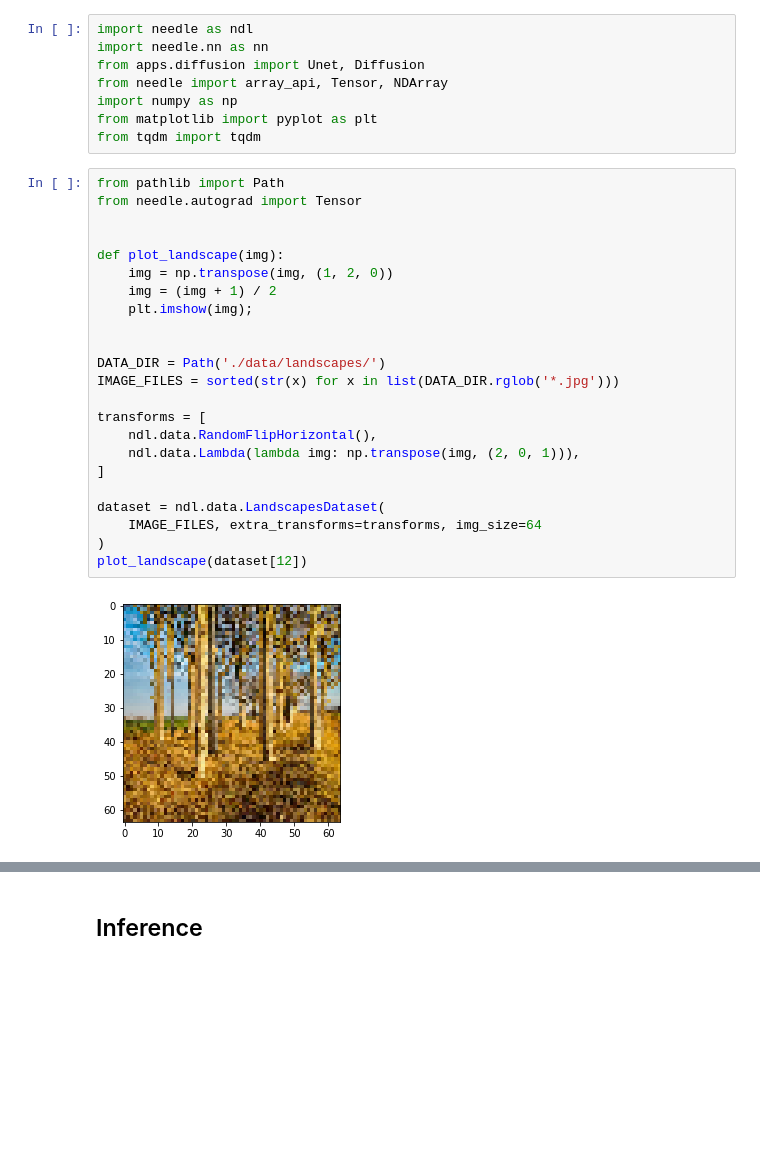
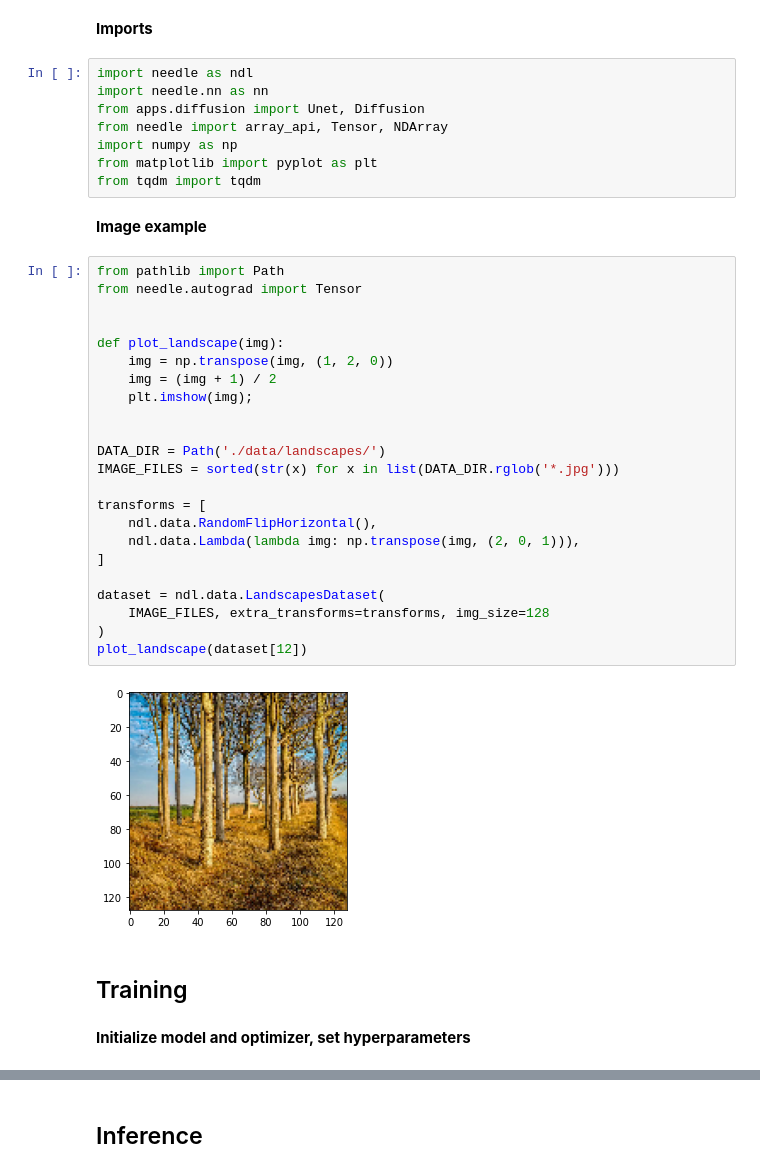
Before and after one commit to Edyarich/dlsystems-final-project, a Jupyter notebook: learning.ipynb, the cells around one changed output, grey strips where cells are left out. Cells and saved outputs as stored; diff of their text form; blank space fills up the shorter version.

```diff
--- a/learning.ipynb
+++ b/learning.ipynb
@@ -59,4 +76,6 @@ if not os.path.exists(DIRNAME):
 /content/dlsystems-final-project
+# %% [markdown]
+**Imports**
 # %%
 import needle as ndl
 import needle.nn as nn
@@ -65,30 +84,36 @@ from needle import array_api, Tensor, NDArray
 import numpy as np
 from matplotlib import pyplot as plt
 from tqdm import tqdm
+# %% [markdown]
+**Image example**
 # %%
 from pathlib import Path
 from needle.autograd import Tensor
 
 
 def plot_landscape(img):
     img = np.transpose(img, (1, 2, 0))
     img = (img + 1) / 2
     plt.imshow(img);
 
 
 DATA_DIR = Path('./data/landscapes/')
 IMAGE_FILES = sorted(str(x) for x in list(DATA_DIR.rglob('*.jpg')))
 
 transforms = [
     ndl.data.RandomFlipHorizontal(),
     ndl.data.Lambda(lambda img: np.transpose(img, (2, 0, 1))),
 ]
 
 dataset = ndl.data.LandscapesDataset(
-    IMAGE_FILES, extra_transforms=transforms, img_size=64
+    IMAGE_FILES, extra_transforms=transforms, img_size=128
 )
 plot_landscape(dataset[12])
 # %% [output]
-[figure, old version]
+[figure, new version]
+# %% [markdown]
+## Training
+# %% [markdown]
+**Initialize model and optimizer, set hyperparameters**
 # %%
 device = ndl.cuda()
```
Also changed, not shown: parts of 17 cells of this notebook.
